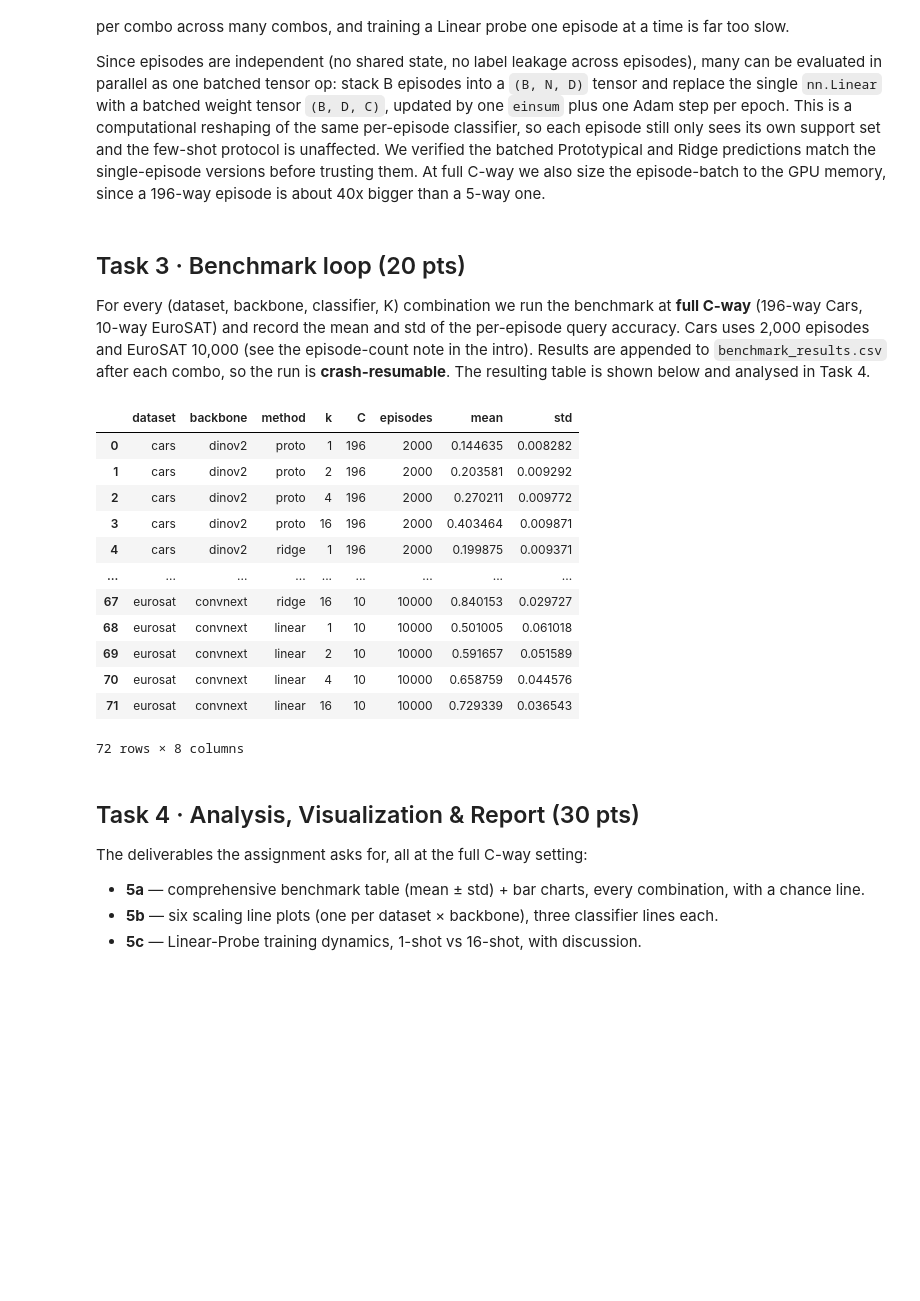
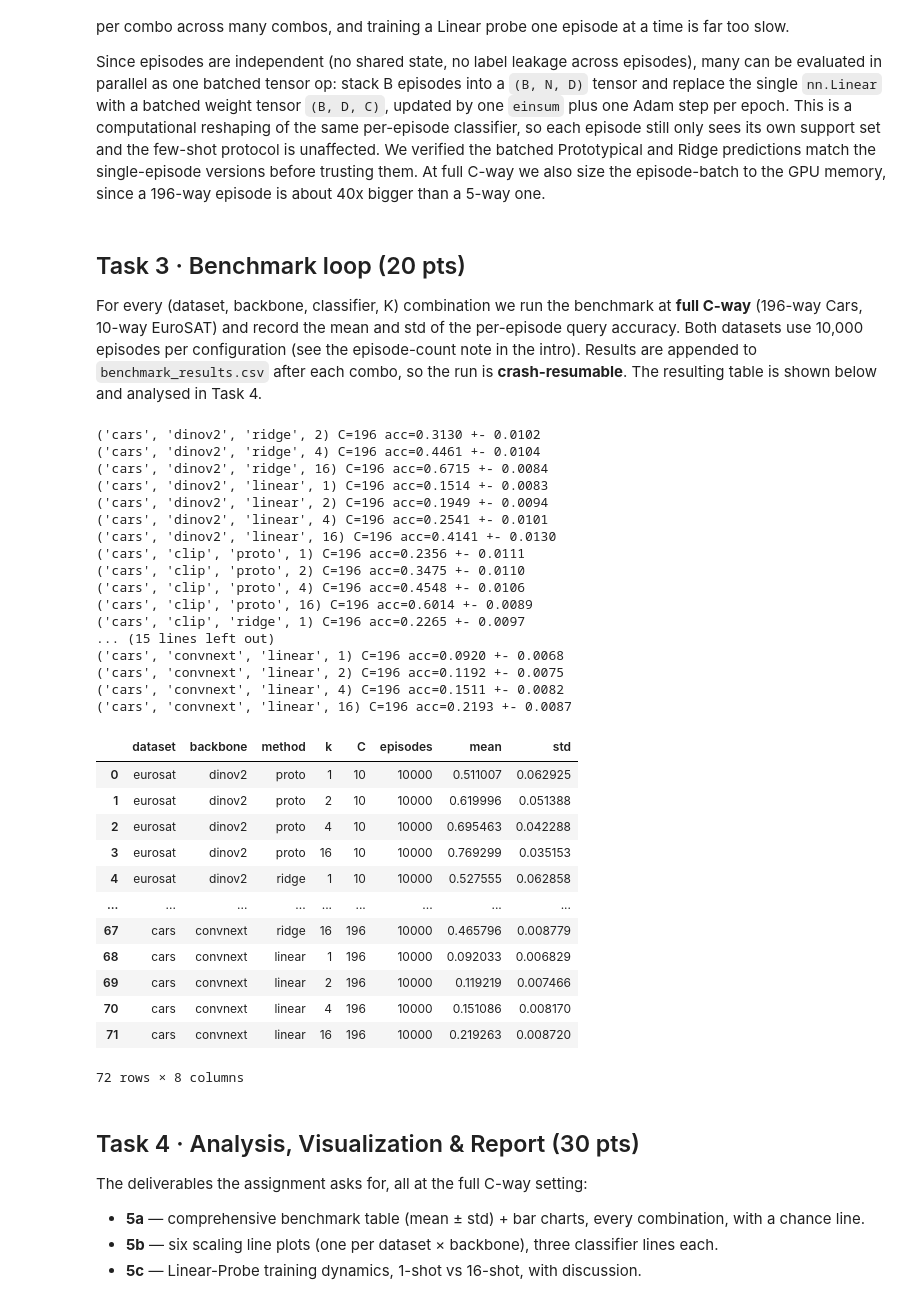
Before and after one commit to eyalsht/cv-hw2-few-shot-benchmarking, a Jupyter notebook: cv_hw2_312359284_314884834.ipynb, the cells around one changed output. Cells and saved outputs as stored; diff of their text form; code cells hidden in the pictures; blank space fills up the shorter version.

```diff
--- a/cv_hw2_312359284_314884834.ipynb
+++ b/cv_hw2_312359284_314884834.ipynb
@@ -533,8 +575,8 @@ def run_combo(features, clf_name, k, n_episodes, seed=42, n_query=15, C=None):
 ## Task 3 · Benchmark loop (20 pts)
 
 For every (dataset, backbone, classifier, K) combination we run the benchmark at **full C-way**
-(196-way Cars, 10-way EuroSAT) and record the mean and std of the per-episode query accuracy. Cars
-uses 2,000 episodes and EuroSAT 10,000 (see the episode-count note in the intro). Results are appended
+(196-way Cars, 10-way EuroSAT) and record the mean and std of the per-episode query accuracy. Both
+datasets use 10,000 episodes per configuration (see the episode-count note in the intro). Results are appended
 to `benchmark_results.csv` after each combo, so the run is **crash-resumable**. The resulting table is
 shown below and analysed in Task 4.
 # %%
@@ -543,10 +585,11 @@ BACKBONES = ["dinov2", "clip", "convnext"]
 CLASSIFIERS = ["proto", "ridge", "linear"]
 K_SHOTS = [1, 2, 4, 16]
 # Full C-way: C = the number of classes in the dataset (196 for Cars, 10 for EuroSAT).
-# Episodes: Cars 2,000 / EuroSAT 10,000. At full C-way the per-episode variance is far lower
-# than at 5-way (every episode uses all classes, so there is no "which classes" randomness),
-# so the 2,000-episode Cars means are actually tighter than the 10,000-episode EuroSAT ones.
-EPISODES = {"cars": 2000, "eurosat": 10000}
+# Episodes: 10,000 per configuration on both datasets, as the assignment specifies. At full
+# C-way the per-episode variance is far lower than at 5-way (every episode uses all classes, so
+# there is no "which classes" randomness): the 196-way std is ~0.01 and the mean is stable by a
+# few hundred episodes, so the Cars means are well converged long before 10,000.
+EPISODES = {"cars": 10000, "eurosat": 10000}
 SEED = 42
 RESULTS_CSV = "benchmark_results.csv"
 
@@ -560,45 +603,62 @@ def load_features(backbone_name, dataset_name):
 results = {}
 done_combos = set()
 if os.path.exists(RESULTS_CSV):
     prev = pd.read_csv(RESULTS_CSV)
     done_combos = set(zip(prev.dataset, prev.backbone, prev.method, prev.k))
     for _, row in prev.iterrows():
         results[(row.dataset, row.backbone, row.method, row.k)] = {
             "C": row["C"], "episodes": row["episodes"], "mean": row["mean"], "std": row["std"]}
 
 for dataset_name in DATASETS:
     for backbone_name in BACKBONES:
         features = load_features(backbone_name, dataset_name)
         C = len(features)
         for clf_name in CLASSIFIERS:
             for k in K_SHOTS:
                 combo = (dataset_name, backbone_name, clf_name, k)
                 if combo in done_combos:
                     continue
                 mean_acc, std_acc = run_combo(features, clf_name, k, EPISODES[dataset_name], seed=SEED)
                 results[combo] = {"C": C, "episodes": EPISODES[dataset_name], "mean": mean_acc, "std": std_acc}
                 print(combo, f"C={C} acc={mean_acc:.4f} +- {std_acc:.4f}")
                 rows = [{"dataset": d, "backbone": b, "method": m, "k": kk,
                          "C": v["C"], "episodes": v["episodes"], "mean": v["mean"], "std": v["std"]}
                         for (d, b, m, kk), v in results.items()]
                 pd.DataFrame(rows).to_csv(RESULTS_CSV, index=False)
 
 results_df = pd.read_csv(RESULTS_CSV)
 results_df
 # %% [output]
+('cars', 'dinov2', 'ridge', 2) C=196 acc=0.3130 +- 0.0102
+('cars', 'dinov2', 'ridge', 4) C=196 acc=0.4461 +- 0.0104
+('cars', 'dinov2', 'ridge', 16) C=196 acc=0.6715 +- 0.0084
+('cars', 'dinov2', 'linear', 1) C=196 acc=0.1514 +- 0.0083
+('cars', 'dinov2', 'linear', 2) C=196 acc=0.1949 +- 0.0094
+('cars', 'dinov2', 'linear', 4) C=196 acc=0.2541 +- 0.0101
+('cars', 'dinov2', 'linear', 16) C=196 acc=0.4141 +- 0.0130
+('cars', 'clip', 'proto', 1) C=196 acc=0.2356 +- 0.0111
+('cars', 'clip', 'proto', 2) C=196 acc=0.3475 +- 0.0110
+('cars', 'clip', 'proto', 4) C=196 acc=0.4548 +- 0.0106
+('cars', 'clip', 'proto', 16) C=196 acc=0.6014 +- 0.0089
+('cars', 'clip', 'ridge', 1) C=196 acc=0.2265 +- 0.0097
+... (15 lines left out)
+('cars', 'convnext', 'linear', 1) C=196 acc=0.0920 +- 0.0068
+('cars', 'convnext', 'linear', 2) C=196 acc=0.1192 +- 0.0075
+('cars', 'convnext', 'linear', 4) C=196 acc=0.1511 +- 0.0082
+('cars', 'convnext', 'linear', 16) C=196 acc=0.2193 +- 0.0087
 |  | dataset | backbone | method | k | C | episodes | mean | std |
-| 0 | cars | dinov2 | proto | 1 | 196 | 2000 | 0.144635 | 0.008282 |
-| 1 | cars | dinov2 | proto | 2 | 196 | 2000 | 0.203581 | 0.009292 |
-| 2 | cars | dinov2 | proto | 4 | 196 | 2000 | 0.270211 | 0.009772 |
-| 3 | cars | dinov2 | proto | 16 | 196 | 2000 | 0.403464 | 0.009871 |
-| 4 | cars | dinov2 | ridge | 1 | 196 | 2000 | 0.199875 | 0.009371 |
+| 0 | eurosat | dinov2 | proto | 1 | 10 | 10000 | 0.511007 | 0.062925 |
+| 1 | eurosat | dinov2 | proto | 2 | 10 | 10000 | 0.619996 | 0.051388 |
+| 2 | eurosat | dinov2 | proto | 4 | 10 | 10000 | 0.695463 | 0.042288 |
+| 3 | eurosat | dinov2 | proto | 16 | 10 | 10000 | 0.769299 | 0.035153 |
+| 4 | eurosat | dinov2 | ridge | 1 | 10 | 10000 | 0.527555 | 0.062858 |
 | ... | ... | ... | ... | ... | ... | ... | ... | ... |
-| 67 | eurosat | convnext | ridge | 16 | 10 | 10000 | 0.840153 | 0.029727 |
-| 68 | eurosat | convnext | linear | 1 | 10 | 10000 | 0.501005 | 0.061018 |
-| 69 | eurosat | convnext | linear | 2 | 10 | 10000 | 0.591657 | 0.051589 |
-| 70 | eurosat | convnext | linear | 4 | 10 | 10000 | 0.658759 | 0.044576 |
-| 71 | eurosat | convnext | linear | 16 | 10 | 10000 | 0.729339 | 0.036543 |
+| 67 | cars | convnext | ridge | 16 | 196 | 10000 | 0.465796 | 0.008779 |
+| 68 | cars | convnext | linear | 1 | 196 | 10000 | 0.092033 | 0.006829 |
+| 69 | cars | convnext | linear | 2 | 196 | 10000 | 0.119219 | 0.007466 |
+| 70 | cars | convnext | linear | 4 | 196 | 10000 | 0.151086 | 0.008170 |
+| 71 | cars | convnext | linear | 16 | 196 | 10000 | 0.219263 | 0.008720 |
-72 rows × 8 columns
+72 rows × 8 columns
 # %% [markdown]
 ## Task 4 · Analysis, Visualization & Report (30 pts)
 
```
Also changed, not shown: parts of 16 cells of this notebook, 3 other files.
